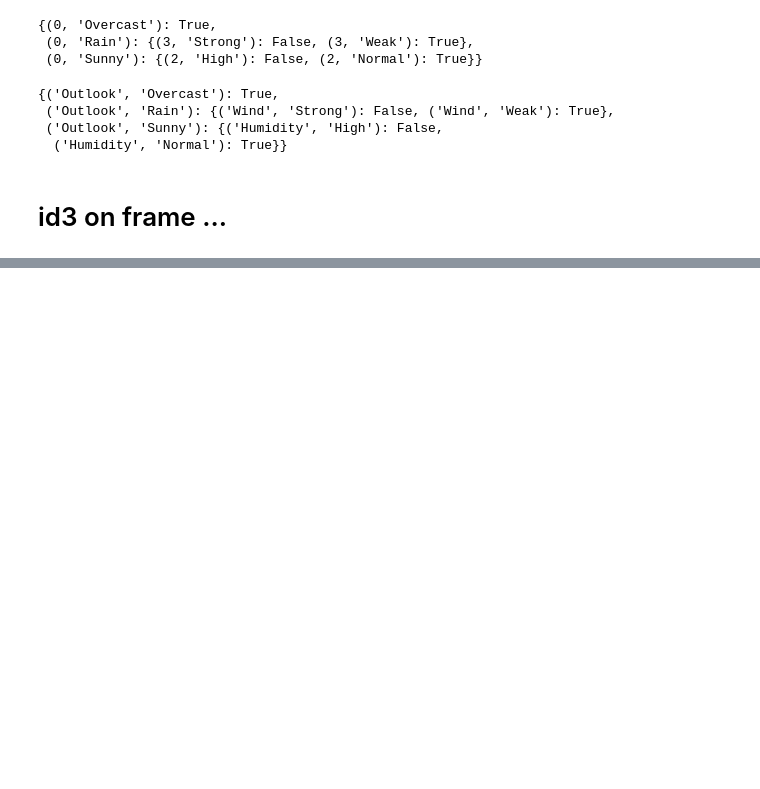
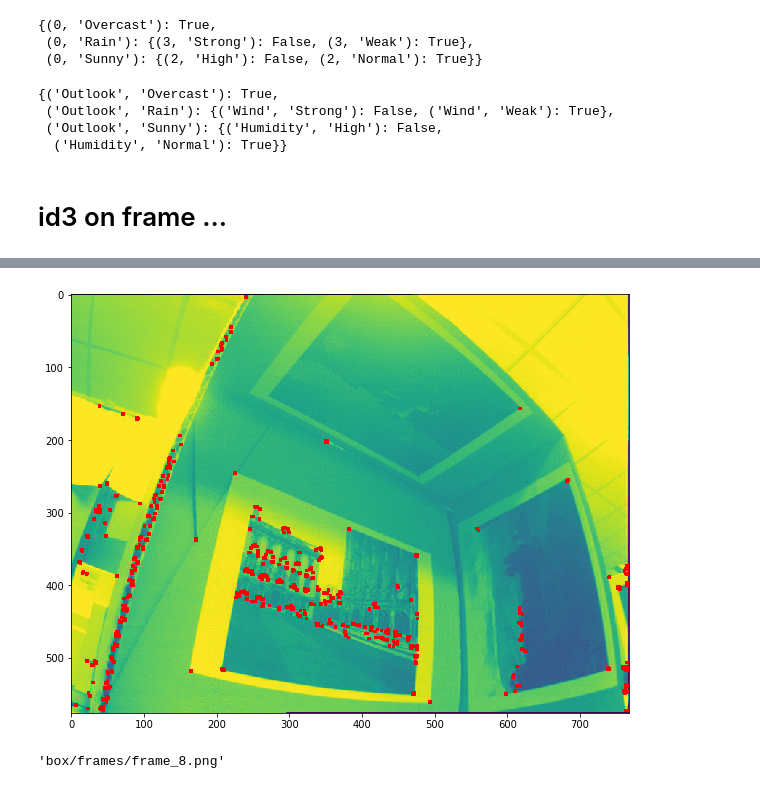
Before and after one commit to priyamtejaswin/c00lHaX, a Jupyter notebook: fast_corner/rosten_06_paper.ipynb, the cells around one changed output, grey strips where cells are left out. Saved outputs shown, nothing was run; the diff lists cells and outputs as text; code cells hidden in the pictures; blank space fills up the shorter version.

```diff
--- a/fast_corner/rosten_06_paper.ipynb
+++ b/fast_corner/rosten_06_paper.ipynb
@@ -363,0 +424,8 @@ Found a leaf! {(5, -1): 1, (5, 1): 1, (5, 0): {(12, -1): 1, (12, 0): 0}}
+# %%
+plt.figure(figsize=(10, 10))
+plt.imshow(test_frame)
+ax = plt.gca()
+for _x, _y in tqdm_notebook(test_potentials):
+    _rect = patches.Rectangle((_y-0.5, _x-0.5), 2, 2, linewidth=2,edgecolor='r',facecolor='none')
+    ax.add_patch(_rect)
+# %% [output]
@@ -363,0 +433,5 @@ Found a leaf! {(5, -1): 1, (5, 1): 1, (5, 0): {(12, -1): 1, (12, 0): 0}}
+[figure, added]
+# %%
+test_paths[-1]
+# %% [output]
+'box/frames/frame_8.png'
```
Also changed, not shown: parts of 46 cells of this notebook.
